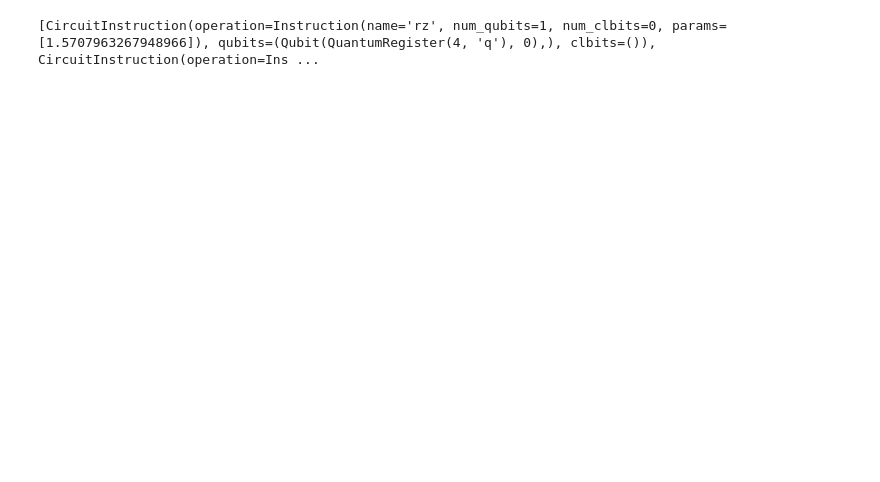
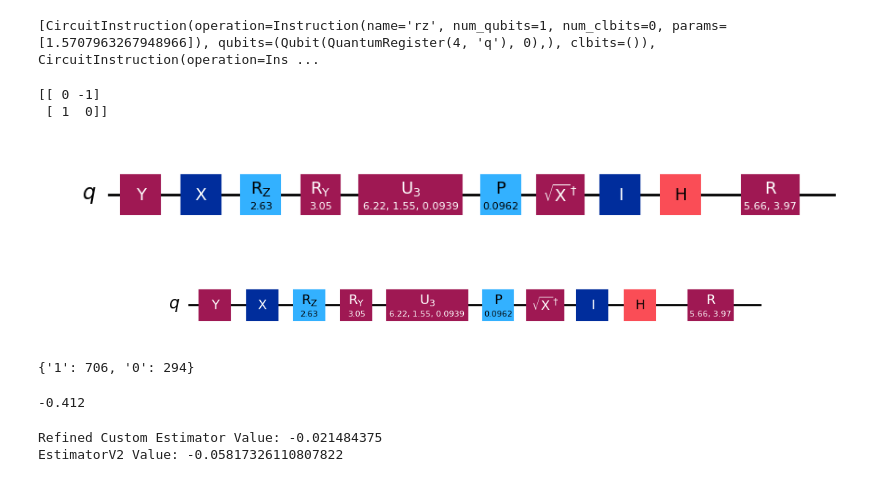
Before and after one commit to Gtortoretto/Quantum-Computing, a Jupyter notebook: AWS/Gabriel/GroundState10 - Estimator AWS/main.ipynb, the cells around one changed output. Drawn from its saved outputs; the diff is of its cells as text; code cells hidden in the pictures; blank space fills up the shorter version.

```diff
--- a/AWS/Gabriel/GroundState10 - Estimator AWS/main.ipynb
+++ b/AWS/Gabriel/GroundState10 - Estimator AWS/main.ipynb
@@ -182,3 +182,74 @@ Expectation value Aer local: -1.6275059884201486
 circuito_sv1.data
 # %% [output]
 [CircuitInstruction(operation=Instruction(name='rz', num_qubits=1, num_clbits=0, params=[1.5707963267948966]), qubits=(Qubit(QuantumRegister(4, 'q'), 0),), clbits=()), CircuitInstruction(operation=Ins ...
+# %%
+import numpy
+from qiskit.quantum_info.operators import Operator
+from qiskit import QuantumCircuit, transpile
+from qiskit.quantum_info import SparsePauliOp
+import numpy as np
+from qiskit.circuit.library import EfficientSU2
+from qiskit.quantum_info import SparsePauliOp
+from qiskit.primitives import Estimator
+from qiskit_aer import Aer
+
+X = numpy.array([[0, 1], [1, 0]])
+Z = numpy.array([[1, 0], [0, -1]])
+
+rotation = X @ Z
+
+rotation_gate = Operator(rotation)
+
+print(rotation)
+# %% [output]
+[[ 0 -1]
+ [ 1  0]]
+# %%
+from qiskit.circuit.random import random_circuit
+
+
+qc = random_circuit(1, 10, max_operands=3, seed=4212124123515)
+
+qc_temp = qc.copy()
+
+qc_temp.unitary(rotation_gate, [0], label='rotation')
+
+qc.draw(output='mpl')
+# %% [output]
+[figure, added]
+[figure, added]
+# %%
+observable = SparsePauliOp(['X'], coeffs=[1.0])
+
+temp_circuito = qc_temp.copy()
+
+temp_circuito.measure_all()
+
+job = sv1.run(transpile(temp_circuito, sv1), shots=1000)
+task_id = job.job_id()
+retrieved_job = sv1.retrieve_job(task_id=task_id)
+counts = retrieved_job.result().get_counts()
+
+print(counts)
+# %% [output]
+{'1': 706, '0': 294}
+# %%
+expectation_value = 0
+
+for resultado, count in counts.items():
+
+    expectation_value += (-1) ** int(resultado) * (count / 1000)
+
+print(expectation_value)
+# %% [output]
+-0.412
+# %%
+refined_value = valor_esperado(qc, observable, sv1, shots=1024)
+
+estimator_value = estimator.run(circuits=[qc], observables=[SparsePauliOp(['X'], coeffs=[1.0])]).result().values[0]
+
+print(f"Refined Custom Estimator Value: {refined_value}")
+print(f"EstimatorV2 Value: {estimator_value}")
+# %% [output]
+Refined Custom Estimator Value: -0.021484375
+EstimatorV2 Value: -0.05817326110807822
```
Also changed, not shown: parts of 8 cells of this notebook, 3 other files.
